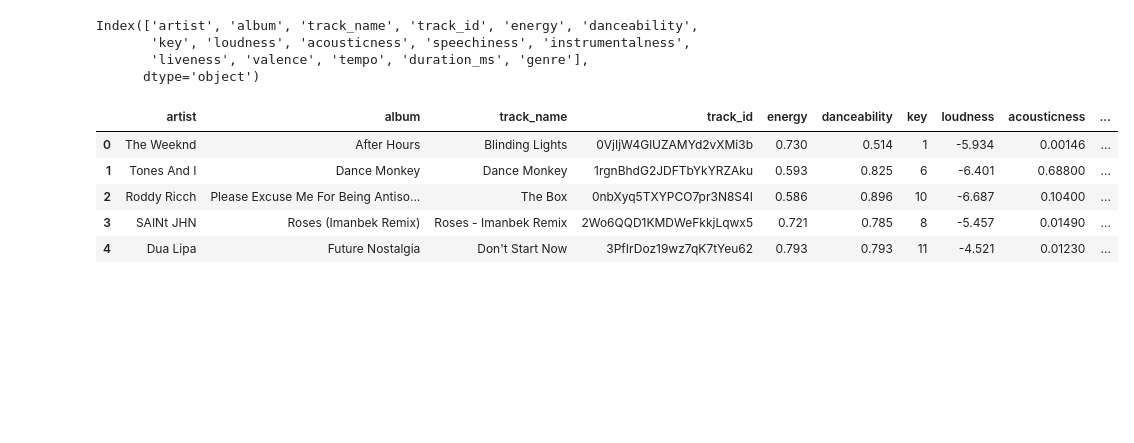
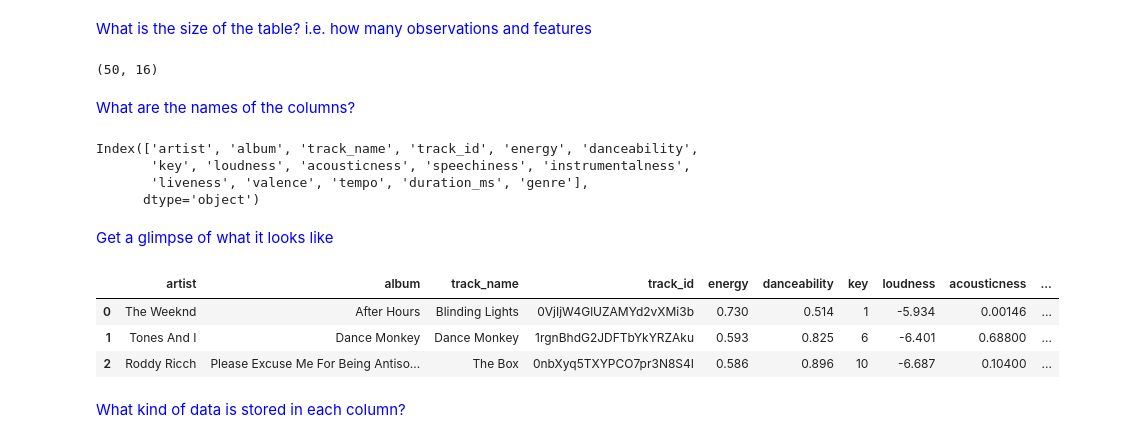
Before and after one commit to Grazina-S/sprint2, a Jupyter notebook: spotify_analysis.ipynb, the cells around one changed output. Cells and saved outputs as stored; diff of their text form; code cells hidden in the pictures; blank space fills up the shorter version.

```diff
--- a/spotify_analysis.ipynb
+++ b/spotify_analysis.ipynb
@@ -13,3 +18,11 @@ df = pd.read_csv(r'Spottify_data\spotifytoptracks.csv', index_col = 0)
+# %% [markdown]
+<span style='color: blue;'>What is the size of the table? i.e. how many observations and features</span>
+# %%
+df.shape
+# %% [output]
+(50, 16)
+# %% [markdown]
+<span style='color: blue;'>What are the names of the columns?</span>
 # %%
 df.columns
 # %% [output]
@@ -17,12 +30,14 @@ Index(['artist', 'album', 'track_name', 'track_id', 'energy', 'danceability',
        'key', 'loudness', 'acousticness', 'speechiness', 'instrumentalness',
        'liveness', 'valence', 'tempo', 'duration_ms', 'genre'],
       dtype='object')
+# %% [markdown]
+<span style='color: blue;'>Get a glimpse of what it looks like</span>
 # %%
-df.head()
+df.head(3)
 # %% [output]
 |  | artist | album | track_name | track_id | energy | danceability | key | loudness | acousticness | ... |
 | 0 | The Weeknd | After Hours | Blinding Lights | 0VjIjW4GlUZAMYd2vXMi3b | 0.730 | 0.514 | 1 | -5.934 | 0.00146 | ... |
 | 1 | Tones And I | Dance Monkey | Dance Monkey | 1rgnBhdG2JDFTbYkYRZAku | 0.593 | 0.825 | 6 | -6.401 | 0.68800 | ... |
 | 2 | Roddy Ricch | Please Excuse Me For Being Antiso... | The Box | 0nbXyq5TXYPCO7pr3N8S4I | 0.586 | 0.896 | 10 | -6.687 | 0.10400 | ... |
-| 3 | SAINt JHN | Roses (Imanbek Remix) | Roses - Imanbek Remix | 2Wo6QQD1KMDWeFkkjLqwx5 | 0.721 | 0.785 | 8 | -5.457 | 0.01490 | ... |
-| 4 | Dua Lipa | Future Nostalgia | Don't Start Now | 3PfIrDoz19wz7qK7tYeu62 | 0.793 | 0.793 | 11 | -4.521 | 0.01230 | ... |
+# %% [markdown]
+<span style='color: blue;'>What kind of data is stored in each column?</span>
```
Also changed, not shown: parts of 32 cells of this notebook.
